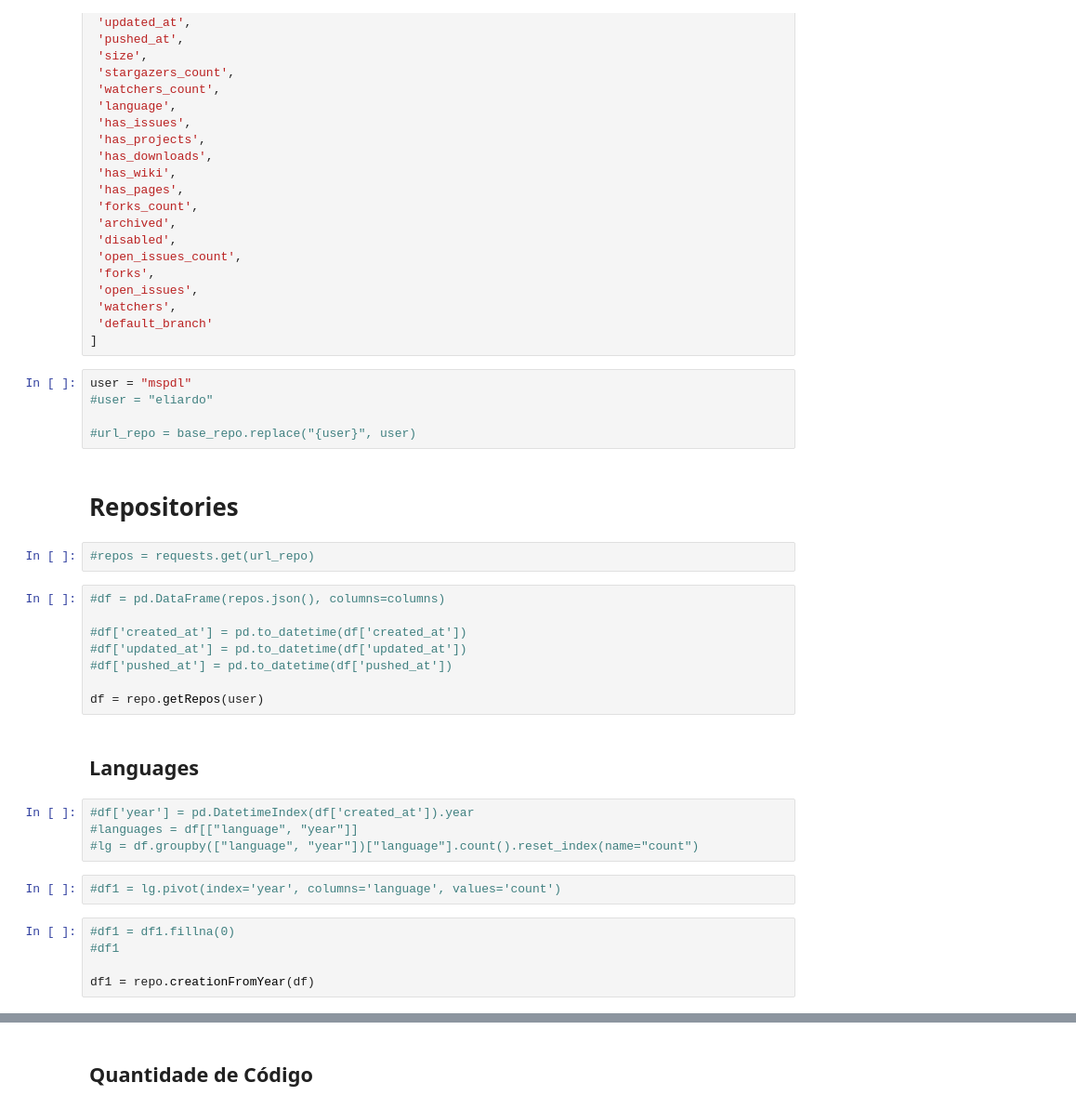
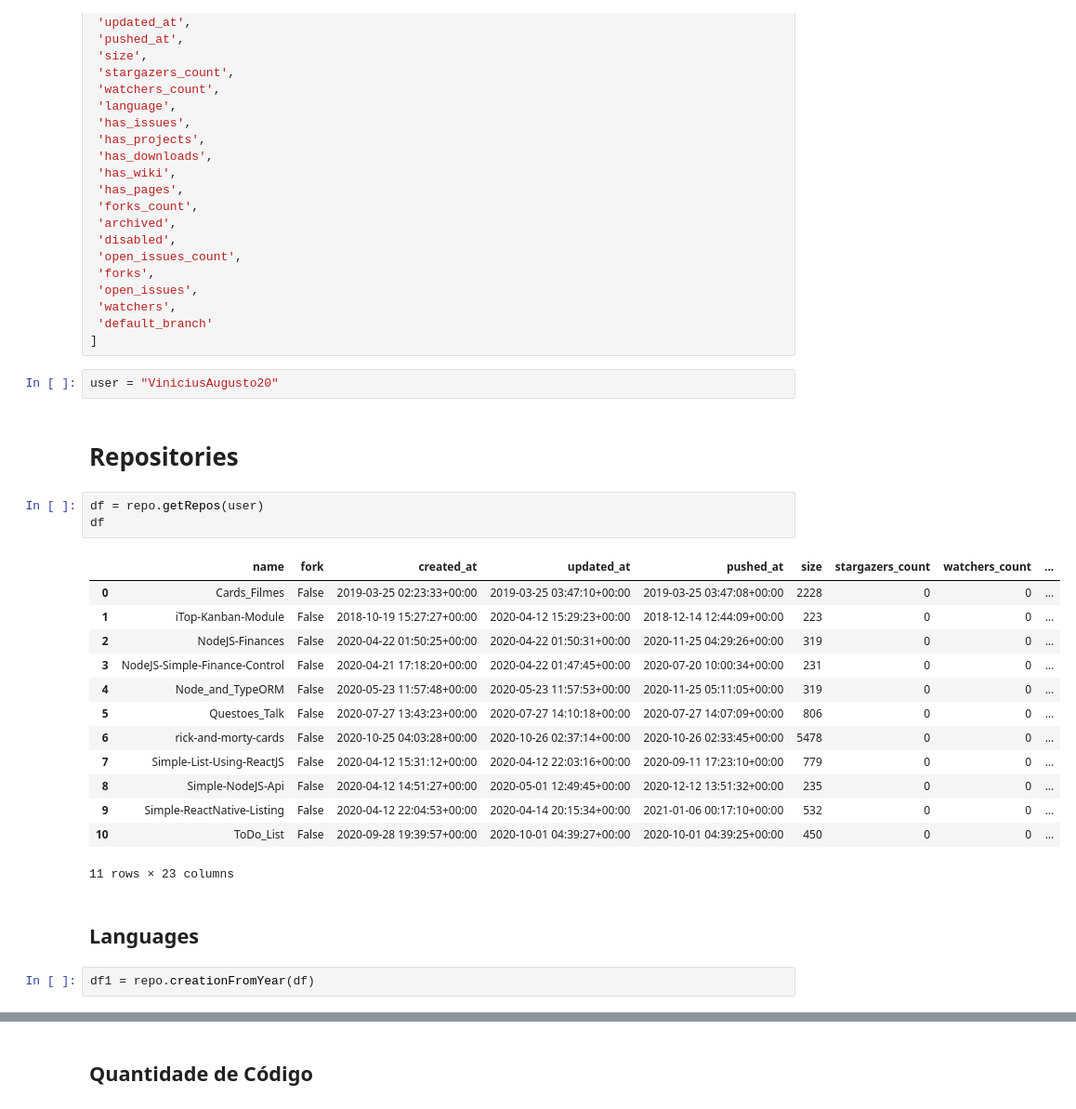
Before and after one commit to gsdenys/git-stat, a Jupyter notebook: repo-creation.ipynb, the cells around one changed output, grey strips where cells are left out. Shown: that part at 93% size. Cells and saved outputs as stored; diff of their text form.

```diff
--- a/repo-creation.ipynb
+++ b/repo-creation.ipynb
@@ -31,36 +31,31 @@ columns = [
  'watchers',
  'default_branch'
 ]
-# %%
-user = "mspdl"
-#user = "eliardo"
-
-#url_repo = base_repo.replace("{user}", user)
+# %%
+user = "ViniciusAugusto20"
 # %% [markdown]
 # Repositories
-# %%
-#repos = requests.get(url_repo)
-# %%
-#df = pd.DataFrame(repos.json(), columns=columns)
-
-#df['created_at'] = pd.to_datetime(df['created_at'])
-#df['updated_at'] = pd.to_datetime(df['updated_at'])
-#df['pushed_at'] = pd.to_datetime(df['pushed_at'])
-
-df = repo.getRepos(user)
+# %%
+df = repo.getRepos(user)
+df
+# %% [output]
+|  | name | fork | created_at | updated_at | pushed_at | size | stargazers_count | watchers_count | ... |
+| 0 | Cards_Filmes | False | 2019-03-25 02:23:33+00:00 | 2019-03-25 03:47:10+00:00 | 2019-03-25 03:47:08+00:00 | 2228 | 0 | 0 | ... |
+| 1 | iTop-Kanban-Module | False | 2018-10-19 15:27:27+00:00 | 2020-04-12 15:29:23+00:00 | 2018-12-14 12:44:09+00:00 | 223 | 0 | 0 | ... |
+| 2 | NodeJS-Finances | False | 2020-04-22 01:50:25+00:00 | 2020-04-22 01:50:31+00:00 | 2020-11-25 04:29:26+00:00 | 319 | 0 | 0 | ... |
+| 3 | NodeJS-Simple-Finance-Control | False | 2020-04-21 17:18:20+00:00 | 2020-04-22 01:47:45+00:00 | 2020-07-20 10:00:34+00:00 | 231 | 0 | 0 | ... |
+| 4 | Node_and_TypeORM | False | 2020-05-23 11:57:48+00:00 | 2020-05-23 11:57:53+00:00 | 2020-11-25 05:11:05+00:00 | 319 | 0 | 0 | ... |
+| 5 | Questoes_Talk | False | 2020-07-27 13:43:23+00:00 | 2020-07-27 14:10:18+00:00 | 2020-07-27 14:07:09+00:00 | 806 | 0 | 0 | ... |
+| 6 | rick-and-morty-cards | False | 2020-10-25 04:03:28+00:00 | 2020-10-26 02:37:14+00:00 | 2020-10-26 02:33:45+00:00 | 5478 | 0 | 0 | ... |
+| 7 | Simple-List-Using-ReactJS | False | 2020-04-12 15:31:12+00:00 | 2020-04-12 22:03:16+00:00 | 2020-09-11 17:23:10+00:00 | 779 | 0 | 0 | ... |
+| 8 | Simple-NodeJS-Api | False | 2020-04-12 14:51:27+00:00 | 2020-05-01 12:49:45+00:00 | 2020-12-12 13:51:32+00:00 | 235 | 0 | 0 | ... |
+| 9 | Simple-ReactNative-Listing | False | 2020-04-12 22:04:53+00:00 | 2020-04-14 20:15:34+00:00 | 2021-01-06 00:17:10+00:00 | 532 | 0 | 0 | ... |
+| 10 | ToDo_List | False | 2020-09-28 19:39:57+00:00 | 2020-10-01 04:39:27+00:00 | 2020-10-01 04:39:25+00:00 | 450 | 0 | 0 | ... |
+11 rows × 23 columns
 # %% [markdown]
 ## Languages
-# %%
-#df['year'] = pd.DatetimeIndex(df['created_at']).year
-#languages = df[["language", "year"]]
-#lg = df.groupby(["language", "year"])["language"].count().reset_index(name="count")
-# %%
-#df1 = lg.pivot(index='year', columns='language', values='count')
-# %%
-#df1 = df1.fillna(0)
-#df1
-
-df1 = repo.creationFromYear(df)
+# %%
+df1 = repo.creationFromYear(df)
 # %%
 df1.plot(kind="area", figsize=(20,10), title="Criação de Repositórios por Linguagem e por Ano")
 # %% [output]
```
Also changed, not shown: parts of 3 cells of this notebook, 2 other files.
